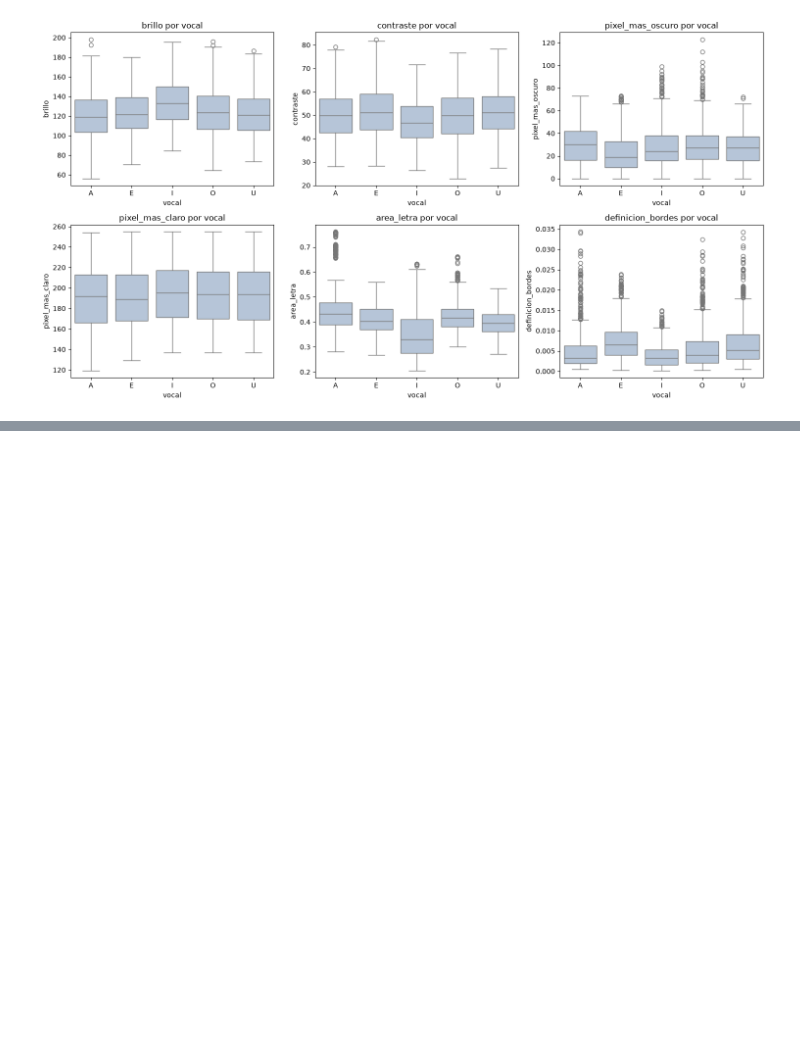
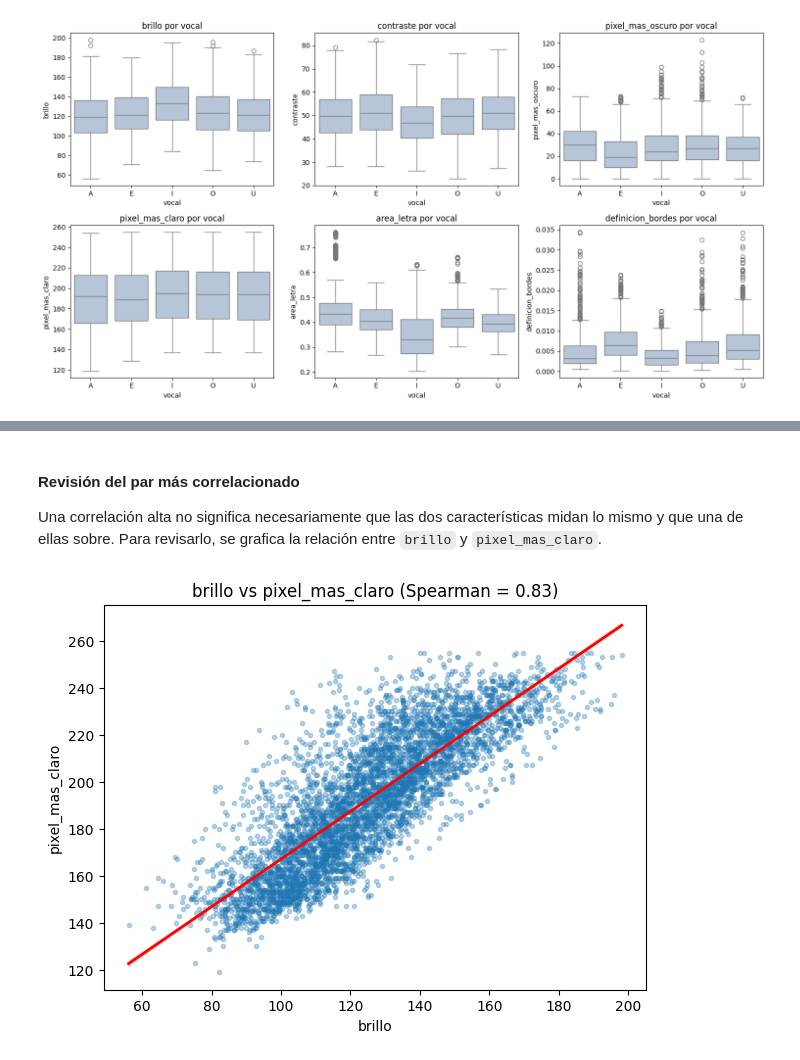
Before and after one commit to Proyect-MachineLearning-Supervised/Machine-Learning-Vowels, a Jupyter notebook: vowels.ipynb, the cells around one changed output, grey strips where cells are left out. Cells and saved outputs as stored; diff of their text form; code cells hidden in the pictures; blank space fills up the shorter version.

```diff
--- a/vowels.ipynb
+++ b/vowels.ipynb
@@ -414,0 +517,14 @@ plt.show()
+# %% [markdown]
+#### Revisión del par más correlacionado
+
+Una correlación alta no significa necesariamente que las dos características midan lo mismo y que una de ellas sobre. Para revisarlo, se grafica la relación entre `brillo` y `pixel_mas_claro`.
+# %%
+rho = corr.loc["brillo", "pixel_mas_claro"]
+
+plt.figure(figsize=(7, 5))
+sns.regplot(data=df, x="brillo", y="pixel_mas_claro", marker=".",
+            scatter_kws={"alpha": 0.3}, line_kws={"color": "red", "linewidth": 2})
+plt.title(f"brillo vs pixel_mas_claro (Spearman = {rho:.2f})")
+plt.show()
+# %% [output]
+[figure, added]
```
Also changed, not shown: parts of 17 cells of this notebook.
